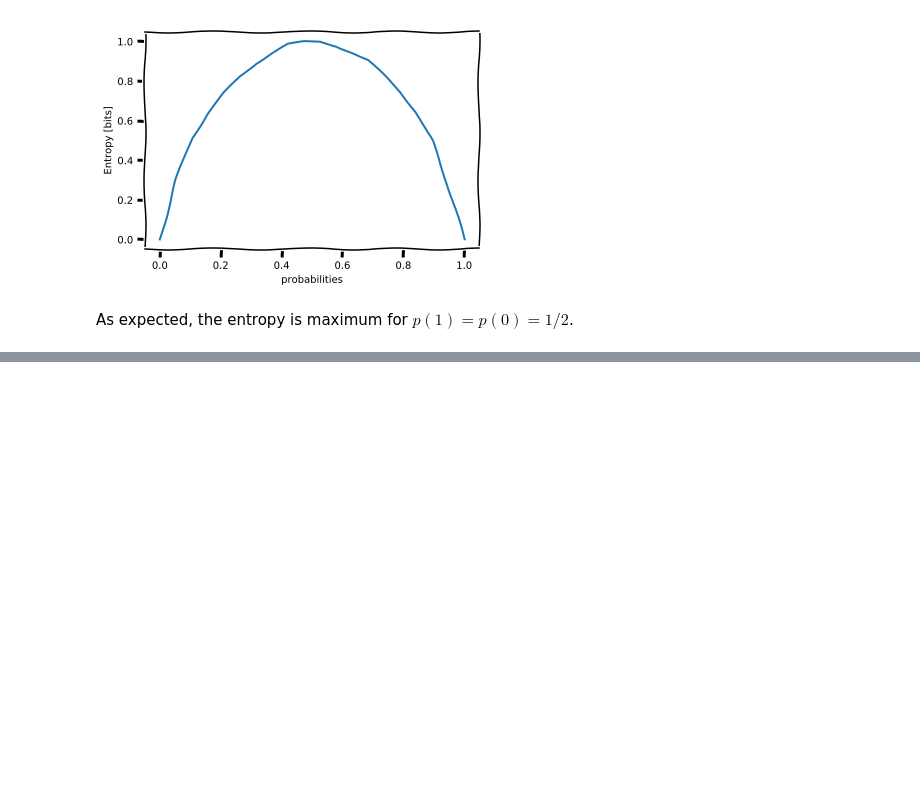
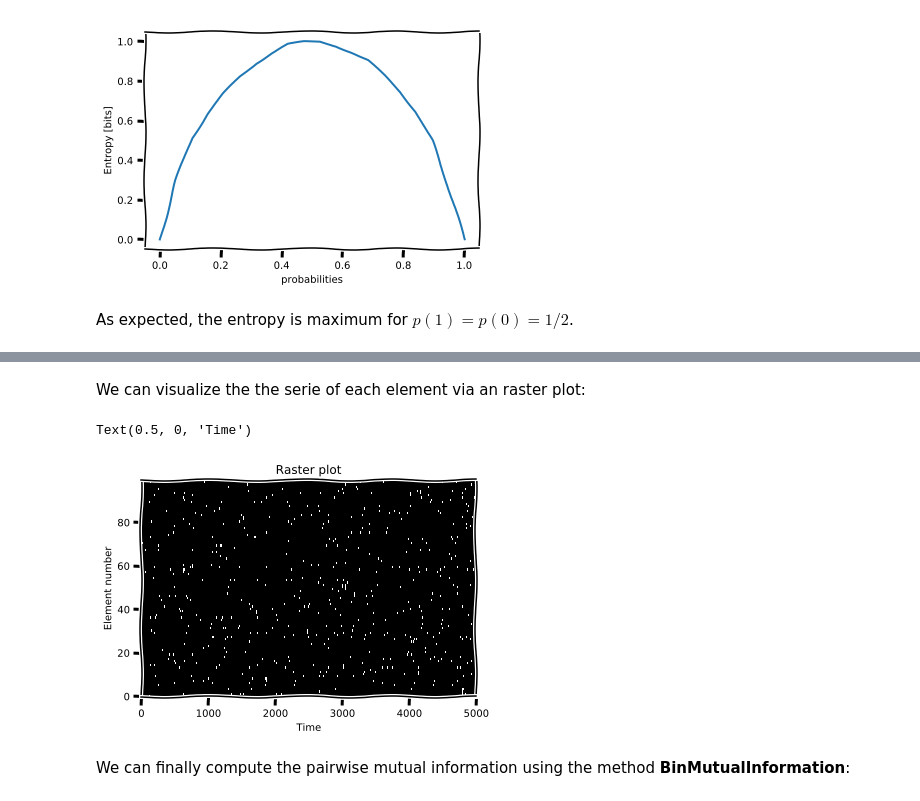
Before and after one commit to ViniciusLima94/PythonInformationTheoryModule, a Jupyter notebook: 1. Measuring information theory quantities for discrete time series.ipynb, the cells around one changed output, grey strips where cells are left out. Cells and saved outputs as stored; diff of their text form; code cells hidden in the pictures; blank space fills up the shorter version.

```diff
--- a/1. Measuring information theory quantities for discrete time series.ipynb
+++ b/1. Measuring information theory quantities for discrete time series.ipynb
@@ -174,0 +251,20 @@ As expected, the entropy is maximum for $p(1) = p(0) = 1/2$.
+# %%
+# Initializing the raster and setting initial conditions
+Raster      = np.zeros([N, T])
+Raster[:,0] = Sinit
+
+# Simulating the netwoek
+for t in range(1, T):
+    Raster[:, t] = BinomialNeuronNetwork(Raster[:,t-1], A, InProbs[:,t-1])
+# %% [markdown]
+We can visualize the the serie of each element via an raster plot:
+# %%
+plt.imshow(Raster, aspect='auto', cmap='gray', origin='lower')
+plt.title(r'Raster plot')
+plt.ylabel('Element number')
+plt.xlabel('Time')
+# %% [output]
+Text(0.5, 0, 'Time')
+[figure, added]
+# %% [markdown]
+We can finally compute the pairwise mutual information using the method <b>BinMutualInformation</b>:
```
Also changed, not shown: parts of 9 cells of this notebook.
